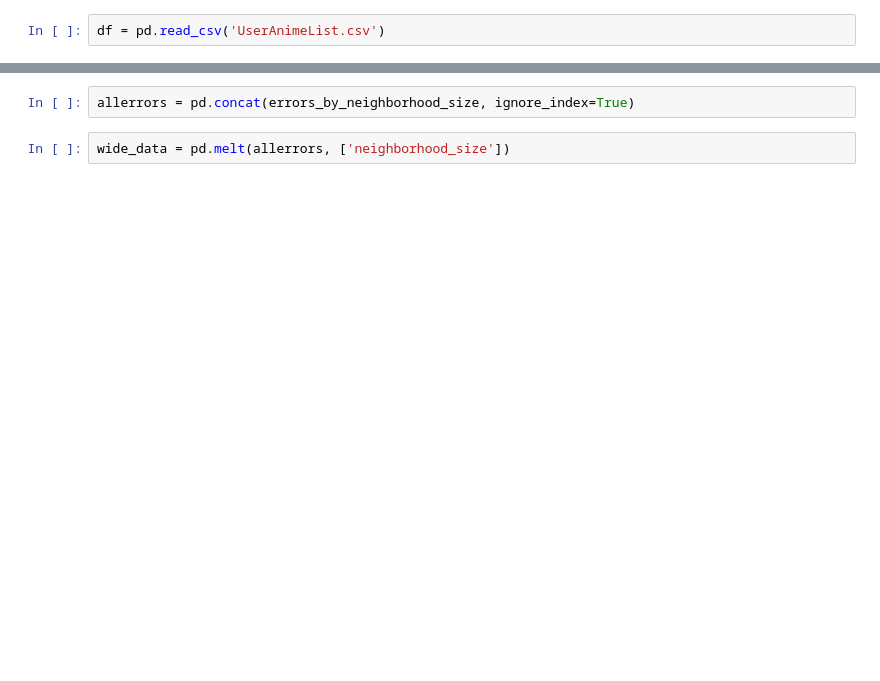
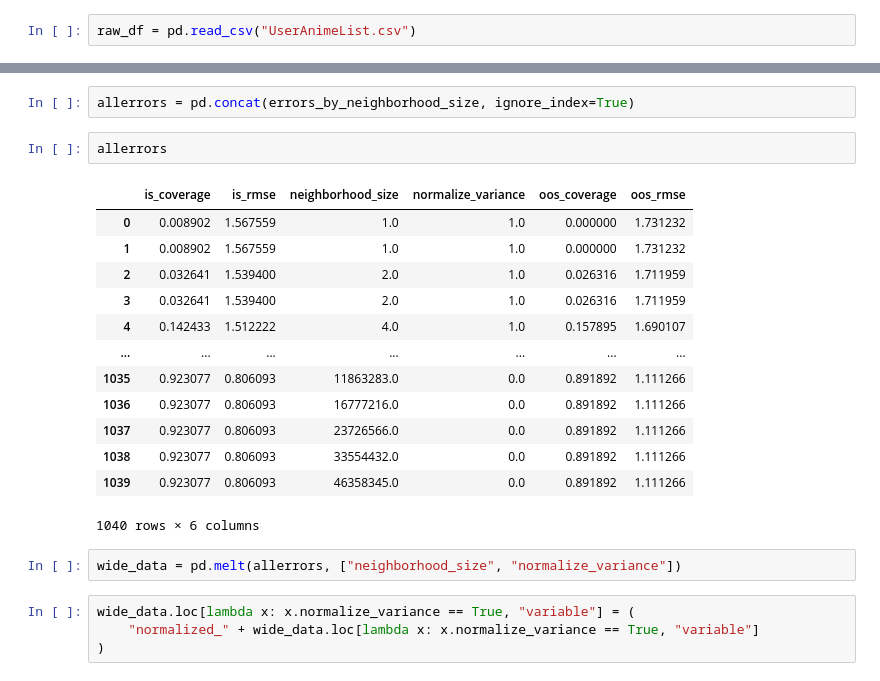
Before and after one commit to Fro116/RecommenderSystem, a Jupyter notebook: UserUserCrossValidation.ipynb, the cells around one changed output, grey strips where cells are left out. Cells and saved outputs as stored; diff of their text form; blank space fills up the shorter version.

```diff
--- a/UserUserCrossValidation.ipynb
+++ b/UserUserCrossValidation.ipynb
@@ -13,3 +15,3 @@ import seaborn as sns
 # %%
-df = pd.read_csv('UserAnimeList.csv')
+raw_df = pd.read_csv("UserAnimeList.csv")
 # %%
@@ -147,5 +237,25 @@ KeyboardInterrupt:
 # %%
 allerrors = pd.concat(errors_by_neighborhood_size, ignore_index=True)
+# %%
+allerrors
+# %% [output]
+|  | is_coverage | is_rmse | neighborhood_size | normalize_variance | oos_coverage | oos_rmse |
+| 0 | 0.008902 | 1.567559 | 1.0 | 1.0 | 0.000000 | 1.731232 |
+| 1 | 0.008902 | 1.567559 | 1.0 | 1.0 | 0.000000 | 1.731232 |
+| 2 | 0.032641 | 1.539400 | 2.0 | 1.0 | 0.026316 | 1.711959 |
+| 3 | 0.032641 | 1.539400 | 2.0 | 1.0 | 0.026316 | 1.711959 |
+| 4 | 0.142433 | 1.512222 | 4.0 | 1.0 | 0.157895 | 1.690107 |
+| ... | ... | ... | ... | ... | ... | ... |
+| 1035 | 0.923077 | 0.806093 | 11863283.0 | 0.0 | 0.891892 | 1.111266 |
+| 1036 | 0.923077 | 0.806093 | 16777216.0 | 0.0 | 0.891892 | 1.111266 |
+| 1037 | 0.923077 | 0.806093 | 23726566.0 | 0.0 | 0.891892 | 1.111266 |
+| 1038 | 0.923077 | 0.806093 | 33554432.0 | 0.0 | 0.891892 | 1.111266 |
+| 1039 | 0.923077 | 0.806093 | 46358345.0 | 0.0 | 0.891892 | 1.111266 |
+1040 rows × 6 columns
 # %%
-wide_data = pd.melt(allerrors, ['neighborhood_size'])
+wide_data = pd.melt(allerrors, ["neighborhood_size", "normalize_variance"])
+# %%
+wide_data.loc[lambda x: x.normalize_variance == True, "variable"] = (
+    "normalized_" + wide_data.loc[lambda x: x.normalize_variance == True, "variable"]
+)
 # %%
```
Also changed, not shown: parts of 16 cells of this notebook, 4 other files.
